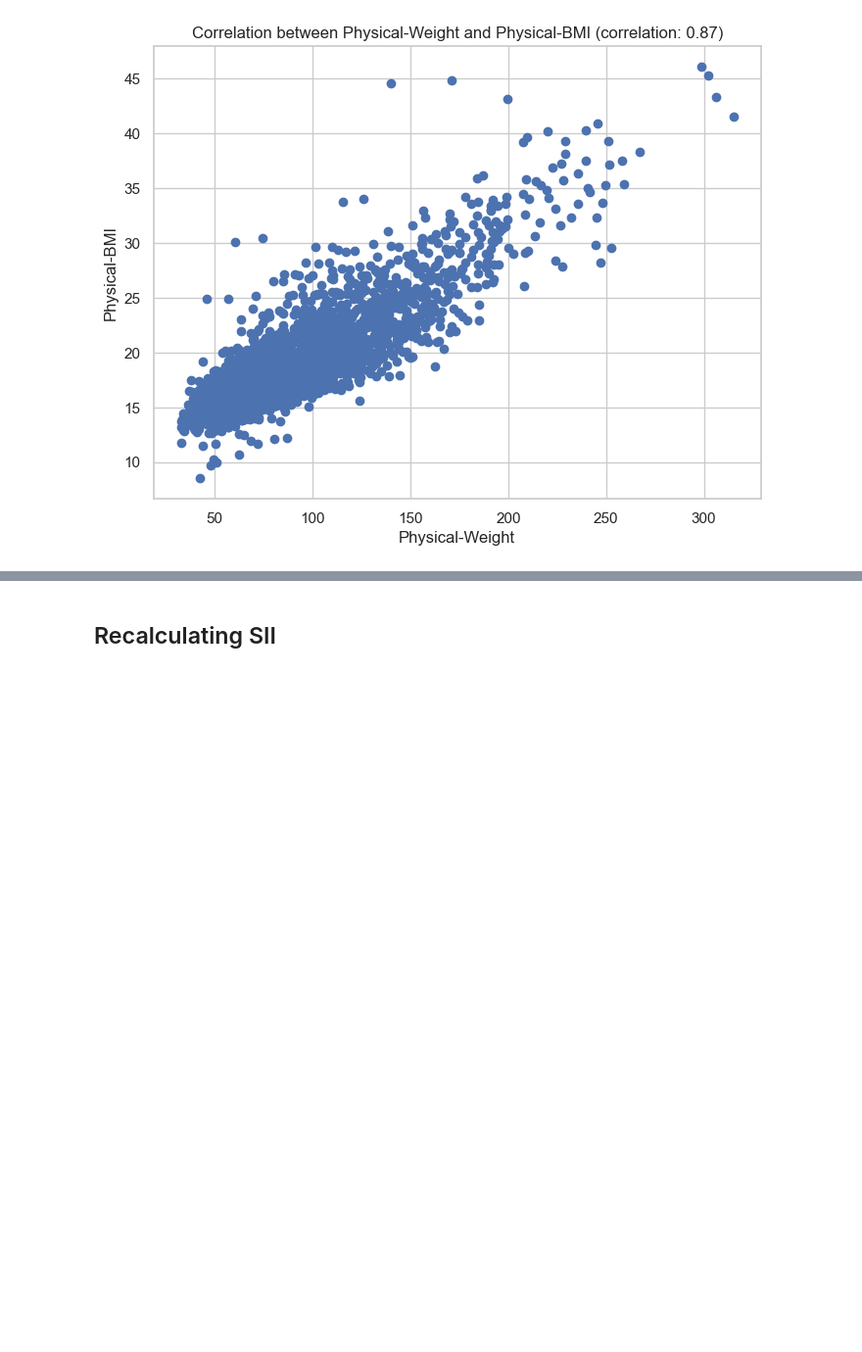
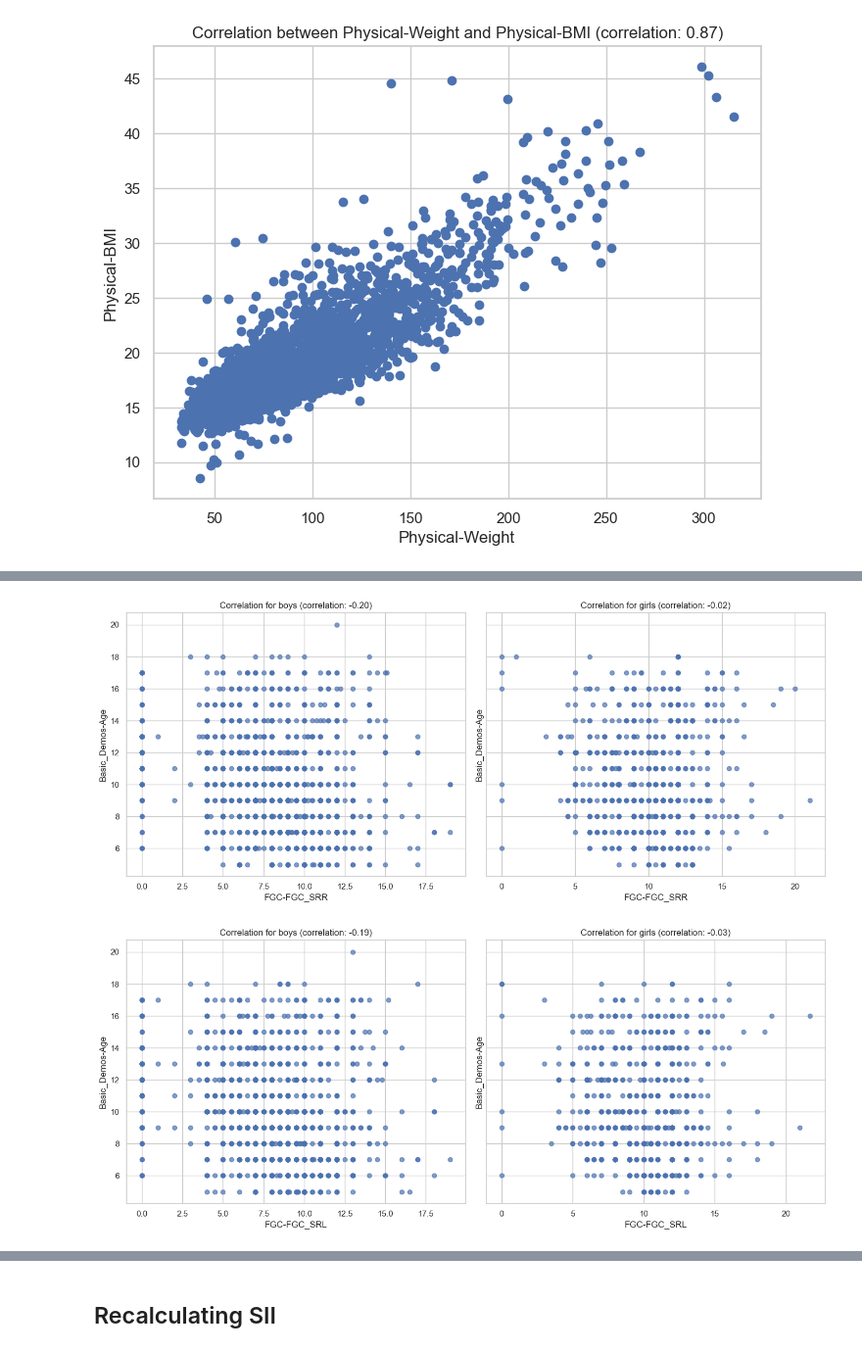
Before and after one commit to riikaseeba/Problematic-Internet-Use, a Jupyter notebook: Uku_Hjalmar_data.ipynb, the cells around one changed output, grey strips where cells are left out. Shown at 98% size. Saved outputs shown, nothing was run; the diff lists cells and outputs as text; code cells hidden in the pictures; blank space fills up the shorter version.

```diff
--- a/Uku_Hjalmar_data.ipynb
+++ b/Uku_Hjalmar_data.ipynb
@@ -411,0 +470,23 @@ plot_correlation(train, 'Physical-Weight', 'Physical-BMI')
+# %%
+plot_sex_correlation(
+    train,
+    x_col='FGC-FGC_SRR',
+    y_col='Basic_Demos-Age',
+    group_col='Basic_Demos-Sex',
+    group_values=[0, 1],
+    group_labels=["boys", "girls"],
+    title_prefix="Correlation for"
+)
+
+plot_sex_correlation(
+    train,
+    x_col='FGC-FGC_SRL',
+    y_col='Basic_Demos-Age',
+    group_col='Basic_Demos-Sex',
+    group_values=[0, 1],
+    group_labels=["boys", "girls"],
+    title_prefix="Correlation for"
+)
+# %% [output]
+[figure, added]
+[figure, added]
```
Also changed, not shown: parts of 6 cells of this notebook.
